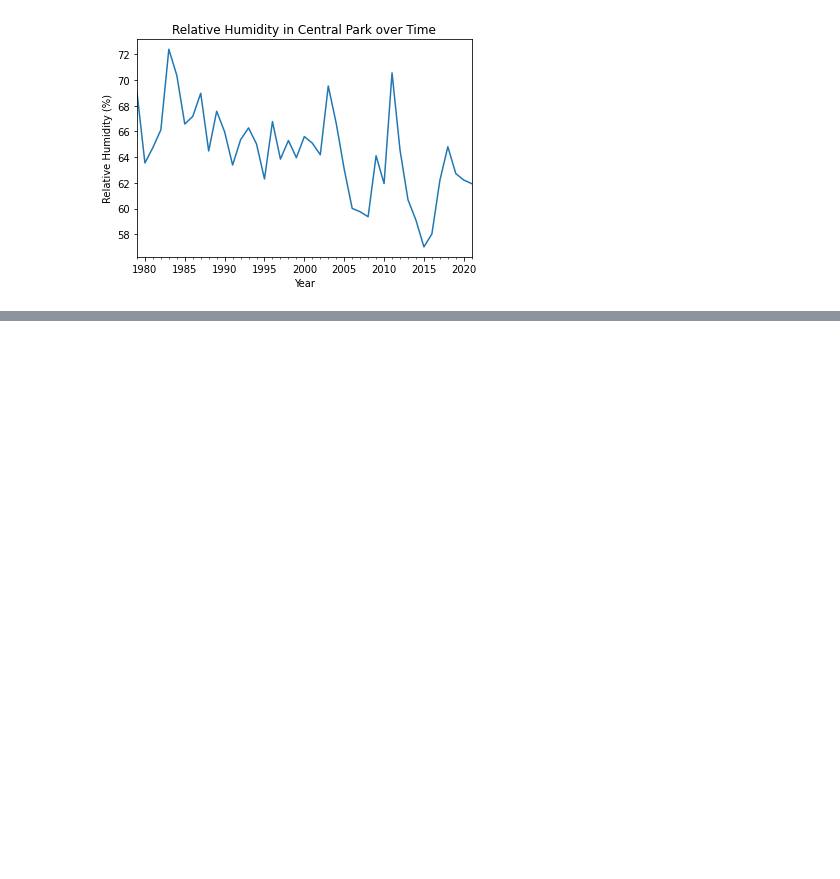
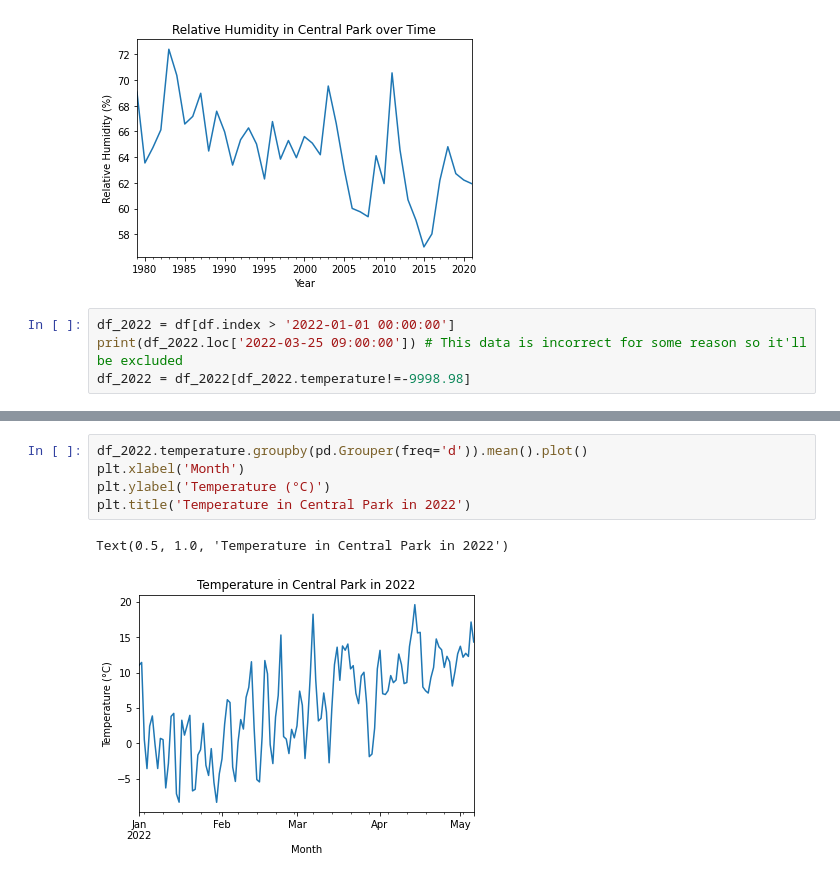
Before and after one commit to hiwett18/TKH-Bloomberg-Hackathon, a Jupyter notebook: notebooks/Visualizations.ipynb, the cells around one changed output, grey strips where cells are left out. Cells and saved outputs as stored; diff of their text form; blank space fills up the shorter version.

Commit message:
added 2022 graph

```diff
--- a/notebooks/Visualizations.ipynb
+++ b/notebooks/Visualizations.ipynb
@@ -84,3 +84,7 @@ plt.title('Relative Humidity in Central Park over Time')
 # %% [output]
 Text(0.5, 1.0, 'Relative Humidity in Central Park over Time')
 [figure]
+# %%
+df_2022 = df[df.index > '2022-01-01 00:00:00']
+print(df_2022.loc['2022-03-25 09:00:00']) # This data is incorrect for some reason so it'll be excluded
+df_2022 = df_2022[df_2022.temperature!=-9998.98]
@@ -86,0 +112,8 @@ Text(0.5, 1.0, 'Relative Humidity in Central Park over Time')
+# %%
+df_2022.temperature.groupby(pd.Grouper(freq='d')).mean().plot()
+plt.xlabel('Month')
+plt.ylabel('Temperature (°C)')
+plt.title('Temperature in Central Park in 2022')
+# %% [output]
+Text(0.5, 1.0, 'Temperature in Central Park in 2022')
+[figure, added]
```
Also changed, not shown: parts of 2 cells of this notebook.
